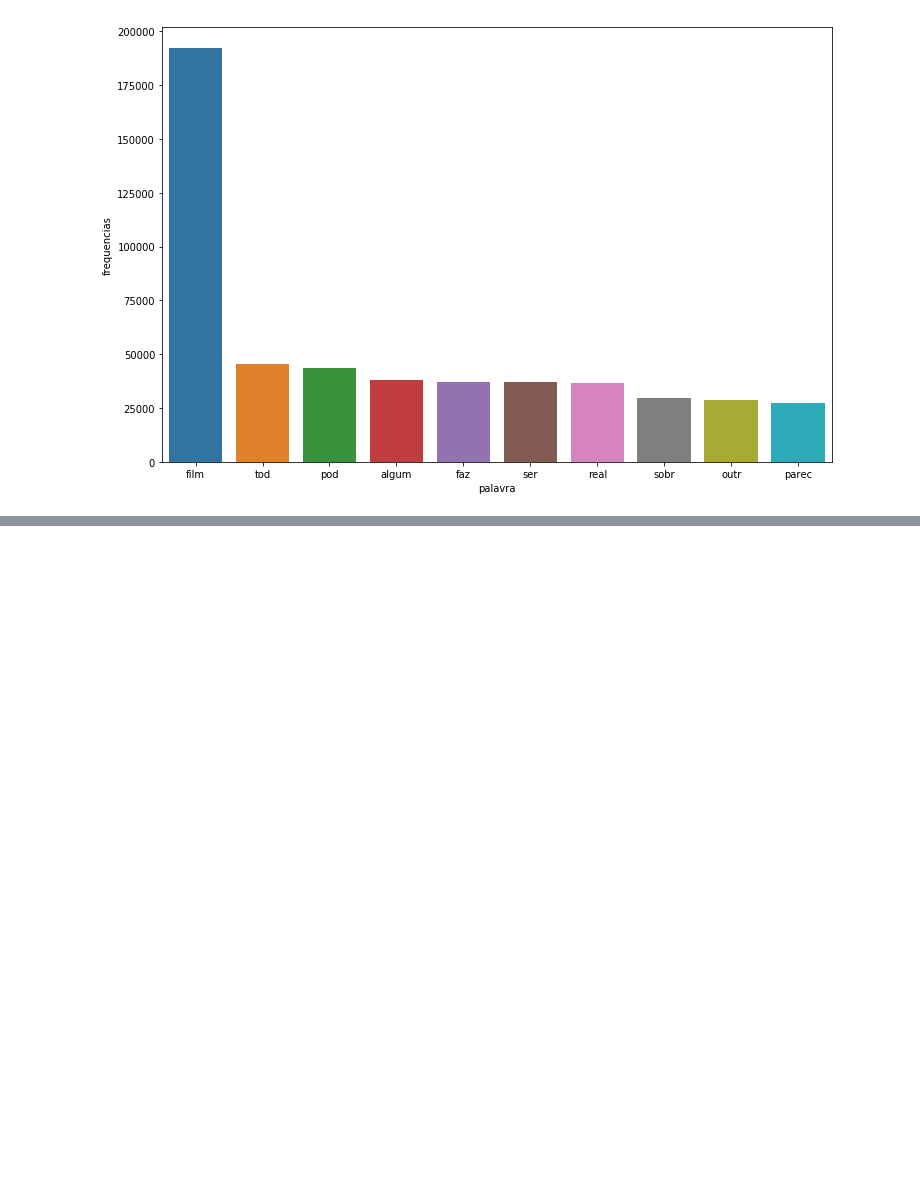
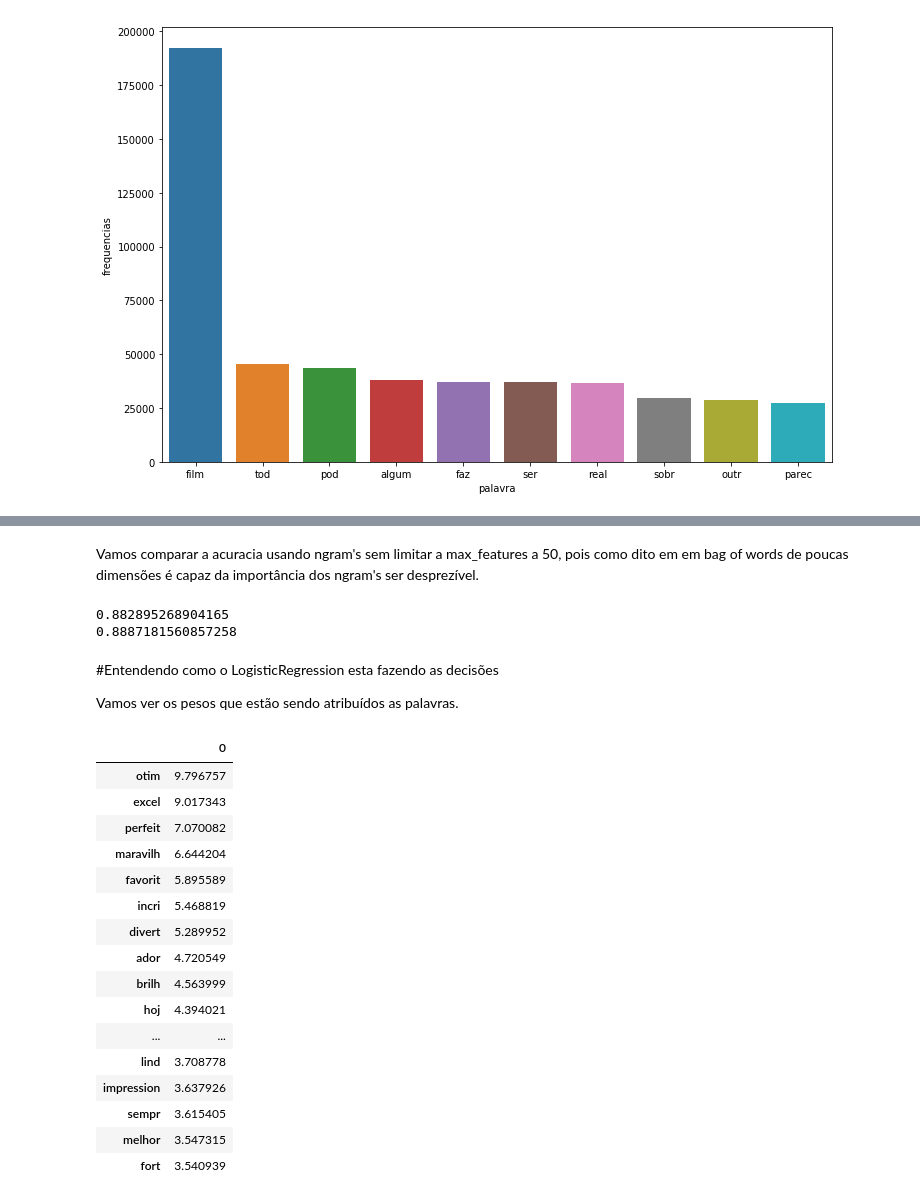
Before and after one commit to pedroAndrad1/linguagem_natural, a Jupyter notebook: linguagem_natural.ipynb, the cells around one changed output, grey strips where cells are left out. Drawn from its saved outputs; the diff is of its cells as text; code cells hidden in the pictures; blank space fills up the shorter version.

```diff
--- a/linguagem_natural.ipynb
+++ b/linguagem_natural.ipynb
@@ -680,0 +767,72 @@ pareto(dataframe, "tratamento_4", 10)
+# %% [markdown]
+Vamos comparar a acuracia usando ngram's sem limitar a max_features a 50, pois como dito em em bag of words de poucas dimensões é capaz da importância dos ngram's ser desprezível.
+# %%
+#Sem ngram's
+
+tfidf = TfidfVectorizer(lowercase=False)
+bag_tfidf = tfidf.fit_transform(dataframe.tratamento_4)
+x_treino, x_teste, y_treino, y_teste = train_test_split(bag_tfidf,
+                                                        dataframe.classificacao,
+                                                        stratify = dataframe.classificacao)
+#Vou reaproveitar a variavel modelo que contem a classe LogisticRegression
+modelo.fit(x_treino, y_treino)
+acuracia_tfidf = modelo.score(x_teste, y_teste)
+
+#Com ngram's
+
+#O atributo ngram_range diz qual e o intervalo de ngram's que eu quero.
+#Nesso caso, passei a tupla (1,2) que sigfica que terao palavaras soltas
+#e duplas de palavras no bag of words
+
+tfidf = TfidfVectorizer(lowercase=False, ngram_range = (1,2))
+bag_tfidf = tfidf.fit_transform(dataframe.tratamento_4)
+x_treino, x_teste, y_treino, y_teste = train_test_split(bag_tfidf,
+                                                        dataframe.classificacao,
+                                                        stratify = dataframe.classificacao)
+#Vou reaproveitar a variavel modelo que contem a classe LogisticRegression
+modelo.fit(x_treino, y_treino)
+acuracia_tfidf_ngrams = modelo.score(x_teste, y_teste)
+
+print(acuracia_tfidf)
+print(acuracia_tfidf_ngrams)
+
+#Podemos perceber um ganho usando ngram's
+# %% [output]
+0.882895268904165
+0.8887181560857258
+# %% [markdown]
+#Entendendo como o LogisticRegression esta fazendo as decisões
+
+Vamos ver os pesos que estão sendo atribuídos as palavras.
+# %%
+#Vamos criar um dataframe com o pandas.
+#O LogisticRegression tem um atributo chamado coef_,
+#este são os pesos das palavras. Vou pegar da coluna 0, que sao as positivas.
+#As linhas serão os pesos
+
+pesos = pd.DataFrame(
+    modelo.coef_[0], #Os coeficientes serao o conteudo do dataframe
+    index = tfidf.get_feature_names(), # os index's serao as palavras do bag of words.
+)
+
+pesos.nlargest(25, 0)
+
+#Podemos ver que, para sentimento positivo, essas palavras tem mais peso na decisao.
+# %% [output]
+|  | 0 |
+| otim | 9.796757 |
+| excel | 9.017343 |
+| perfeit | 7.070082 |
+| maravilh | 6.644204 |
+| favorit | 5.895589 |
+| incri | 5.468819 |
+| divert | 5.289952 |
+| ador | 4.720549 |
+| brilh | 4.563999 |
+| hoj | 4.394021 |
+| ... | ... |
+| lind | 3.708778 |
+| impression | 3.637926 |
+| sempr | 3.615405 |
+| melhor | 3.547315 |
+| fort | 3.540939 |
```
Also changed, not shown: parts of 8 cells of this notebook.
